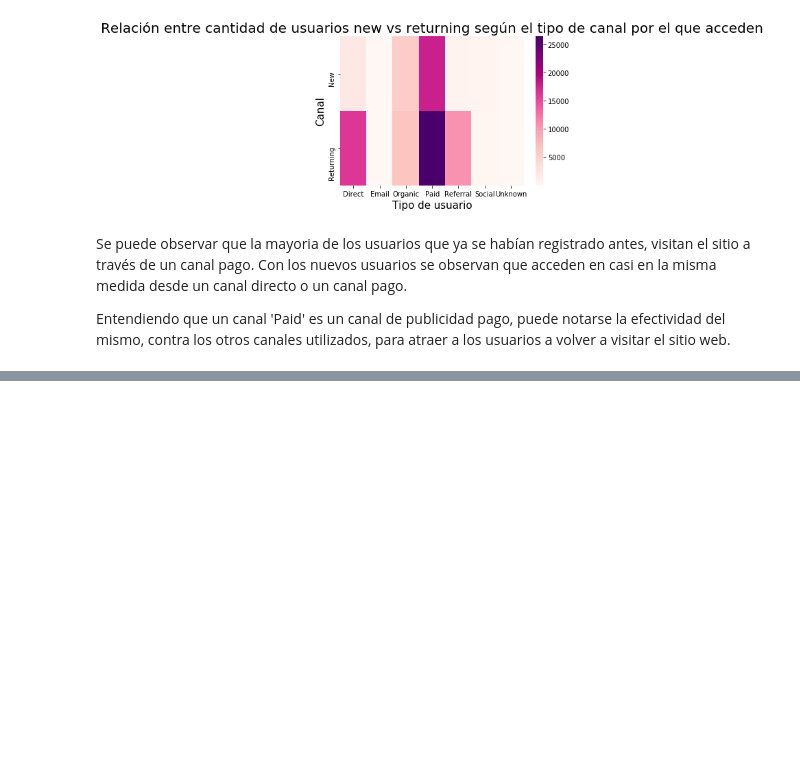
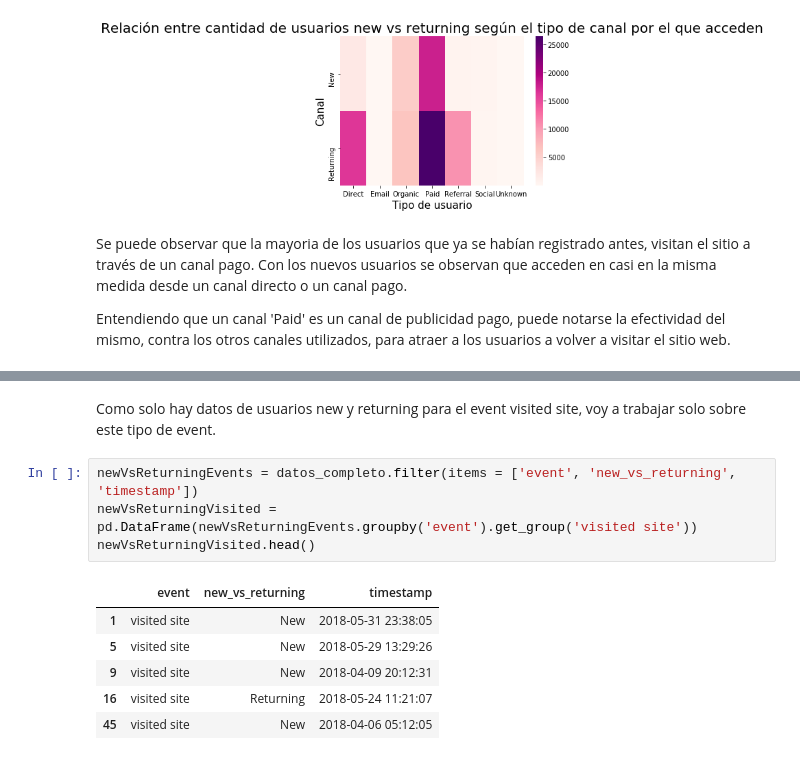
Before and after one commit to IgnacioKomar/OrganizacionDeDatos, a Jupyter notebook: Análisis varios.ipynb, the cells around one changed output, grey strips where cells are left out. Drawn from its saved outputs; the diff is of its cells as text; blank space fills up the shorter version.

```diff
--- a/Análisis varios.ipynb
+++ b/Análisis varios.ipynb
@@ -220,0 +230,13 @@ Entendiendo que un canal 'Paid' es un canal de publicidad pago, puede notarse la
+# %% [markdown]
+Como solo hay datos de usuarios new y returning para el event visited site, voy a trabajar solo sobre este tipo de event.
+# %%
+newVsReturningEvents = datos_completo.filter(items = ['event', 'new_vs_returning', 'timestamp'])
+newVsReturningVisited = pd.DataFrame(newVsReturningEvents.groupby('event').get_group('visited site'))
+newVsReturningVisited.head()
+# %% [output]
+|  | event | new_vs_returning | timestamp |
+| 1 | visited site | New | 2018-05-31 23:38:05 |
+| 5 | visited site | New | 2018-05-29 13:29:26 |
+| 9 | visited site | New | 2018-04-09 20:12:31 |
+| 16 | visited site | Returning | 2018-05-24 11:21:07 |
+| 45 | visited site | New | 2018-04-06 05:12:05 |
```
Also changed, not shown: parts of 6 cells of this notebook.
